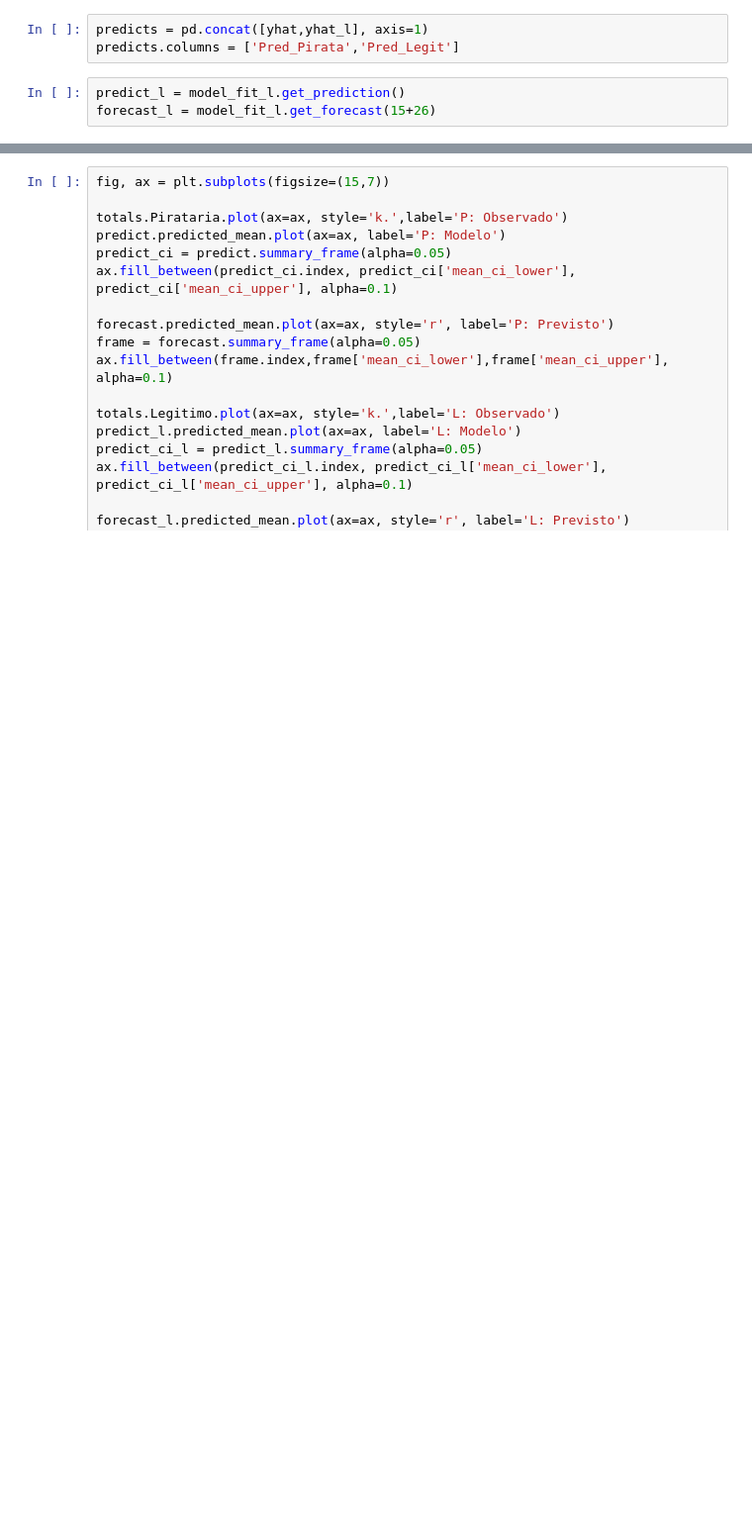
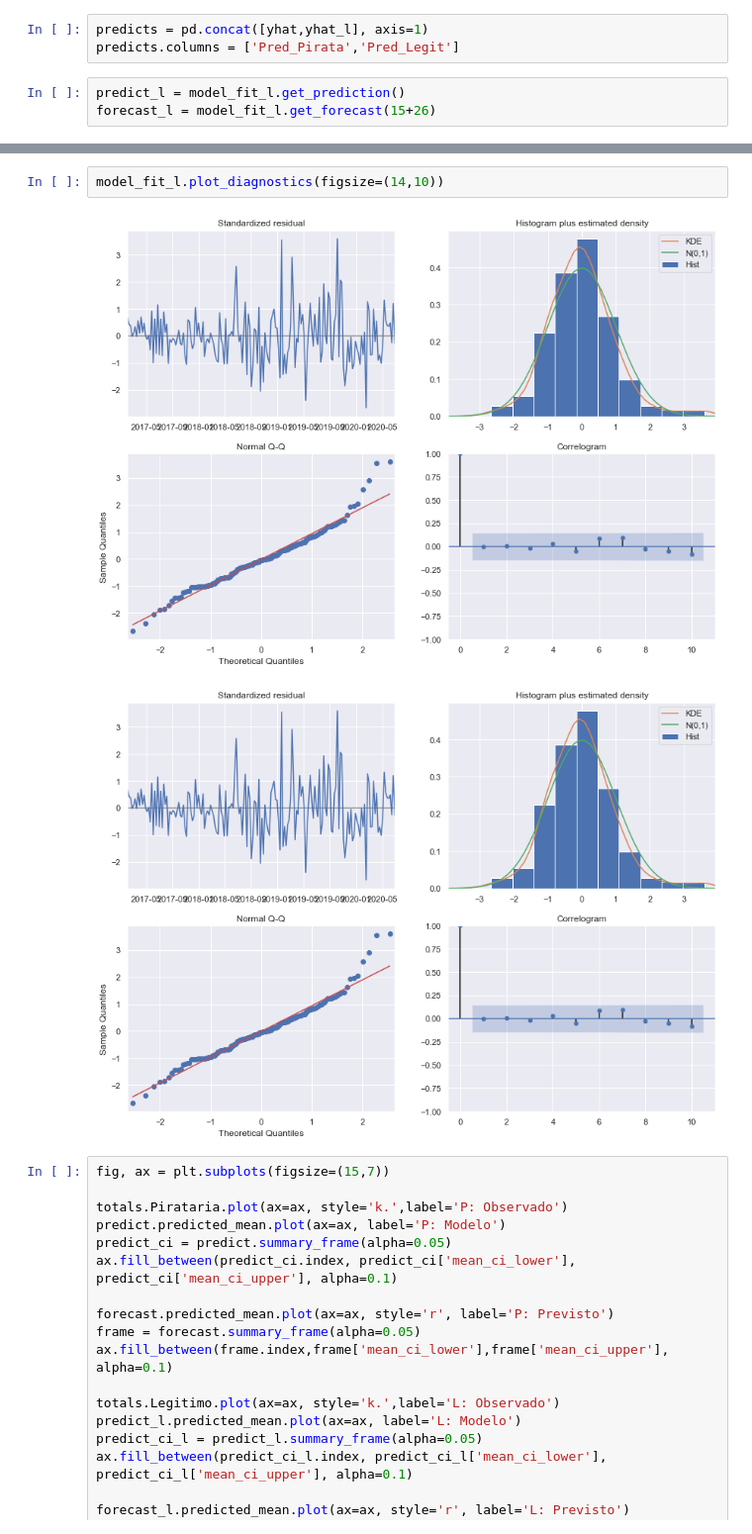
Before and after one commit to gustavo-pohlmann/TCC, a Jupyter notebook: TCC.ipynb, the cells around one changed output, grey strips where cells are left out. Shown at 99% size. Saved outputs shown, nothing was run; the diff lists cells and outputs as text; blank space fills up the shorter version.

```diff
--- a/TCC.ipynb
+++ b/TCC.ipynb
@@ -384,6 +389,11 @@ SARIMAX Results
 Warnings:
 [1] Covariance matrix calculated using the outer product of gradients (complex-step).
 [2] Covariance matrix is singular or near-singular, with condition number 6.22e+34. Standard errors may be unstable.
+# %%
+model_fit_l.plot_diagnostics(figsize=(14,10))
+# %% [output]
+[figure, added]
+[figure, added]
 # %%
 fig, ax = plt.subplots(figsize=(15,7))
 
```
Also changed, not shown: parts of 5 cells of this notebook.
